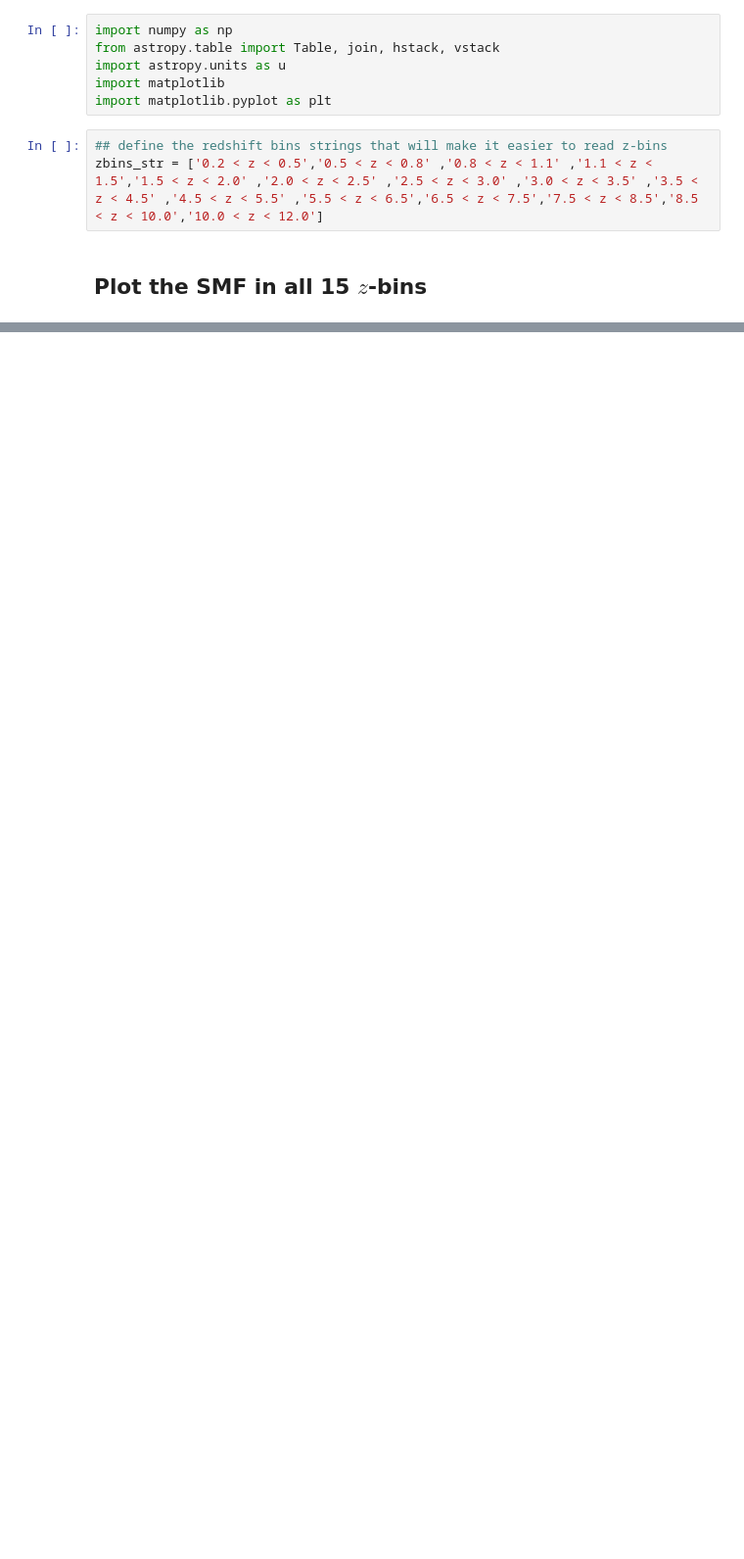
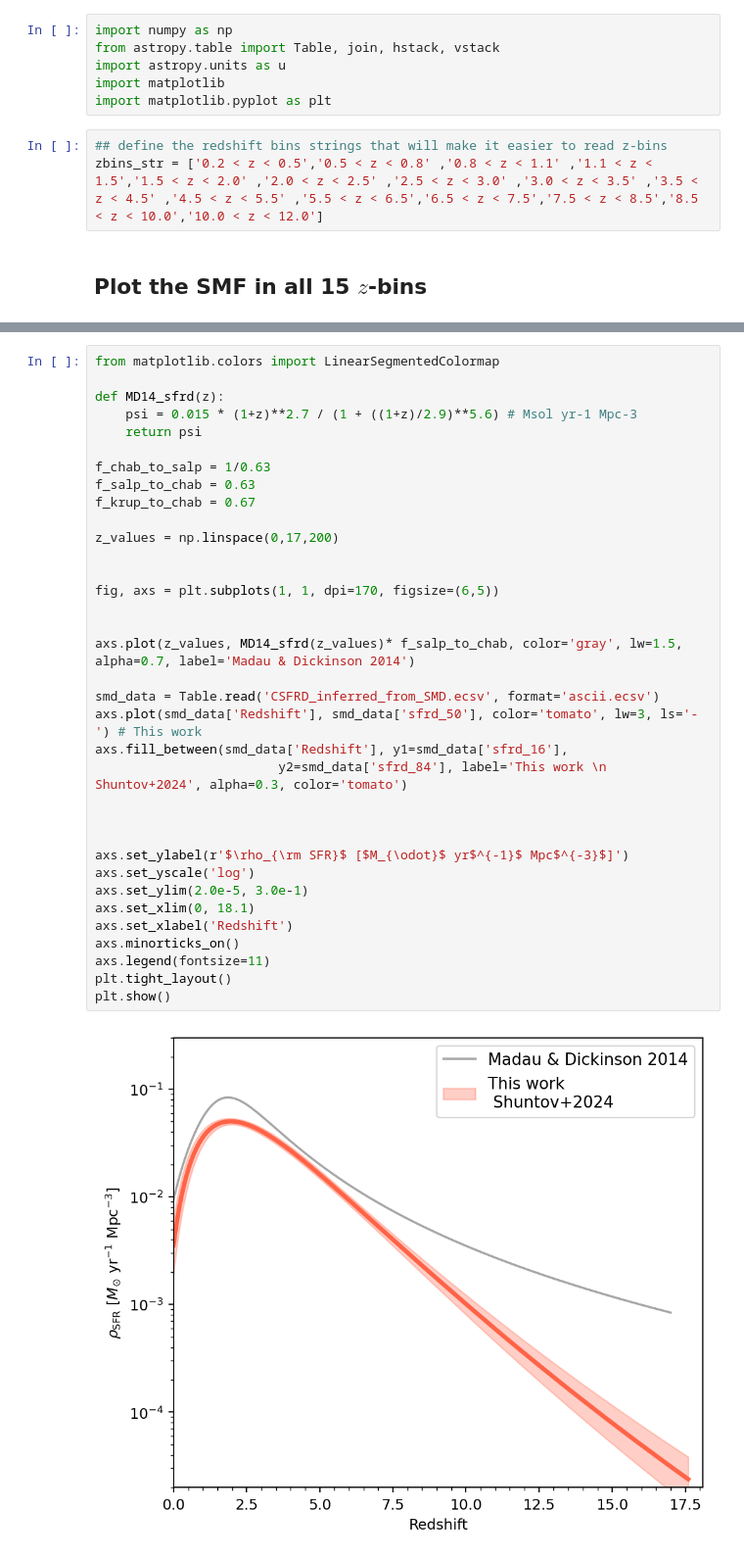
Before and after one commit to mShuntov/SMF_in_COSMOS-Web_Shuntov2024, a Jupyter notebook: howto.ipynb, the cells around one changed output, grey strips where cells are left out. Shown at 98% size. Saved outputs shown, nothing was run; the diff lists cells and outputs as text; blank space fills up the shorter version.

```diff
--- a/howto.ipynb
+++ b/howto.ipynb
@@ -47,0 +51,37 @@ plt.show()
+# %%
+from matplotlib.colors import LinearSegmentedColormap
+
+def MD14_sfrd(z):
+    psi = 0.015 * (1+z)**2.7 / (1 + ((1+z)/2.9)**5.6) # Msol yr-1 Mpc-3
+    return psi
+
+f_chab_to_salp = 1/0.63
+f_salp_to_chab = 0.63
+f_krup_to_chab = 0.67
+
+z_values = np.linspace(0,17,200)
+
+
+fig, axs = plt.subplots(1, 1, dpi=170, figsize=(6,5))
+
+
+axs.plot(z_values, MD14_sfrd(z_values)* f_salp_to_chab, color='gray', lw=1.5, alpha=0.7, label='Madau & Dickinson 2014')
+
+smd_data = Table.read('CSFRD_inferred_from_SMD.ecsv', format='ascii.ecsv')
+axs.plot(smd_data['Redshift'], smd_data['sfrd_50'], color='tomato', lw=3, ls='-') # This work
+axs.fill_between(smd_data['Redshift'], y1=smd_data['sfrd_16'],
+                        y2=smd_data['sfrd_84'], label='This work \n Shuntov+2024', alpha=0.3, color='tomato')
+
+
+
+axs.set_ylabel(r'$\rho_{\rm SFR}$ [$M_{\odot}$ yr$^{-1}$ Mpc$^{-3}$]')
+axs.set_yscale('log')
+axs.set_ylim(2.0e-5, 3.0e-1)
+axs.set_xlim(0, 18.1)
+axs.set_xlabel('Redshift')
+axs.minorticks_on()
+axs.legend(fontsize=11)
+plt.tight_layout()
+plt.show()
+# %% [output]
+[figure, added]
```
Also changed, not shown: parts of 2 cells of this notebook.
